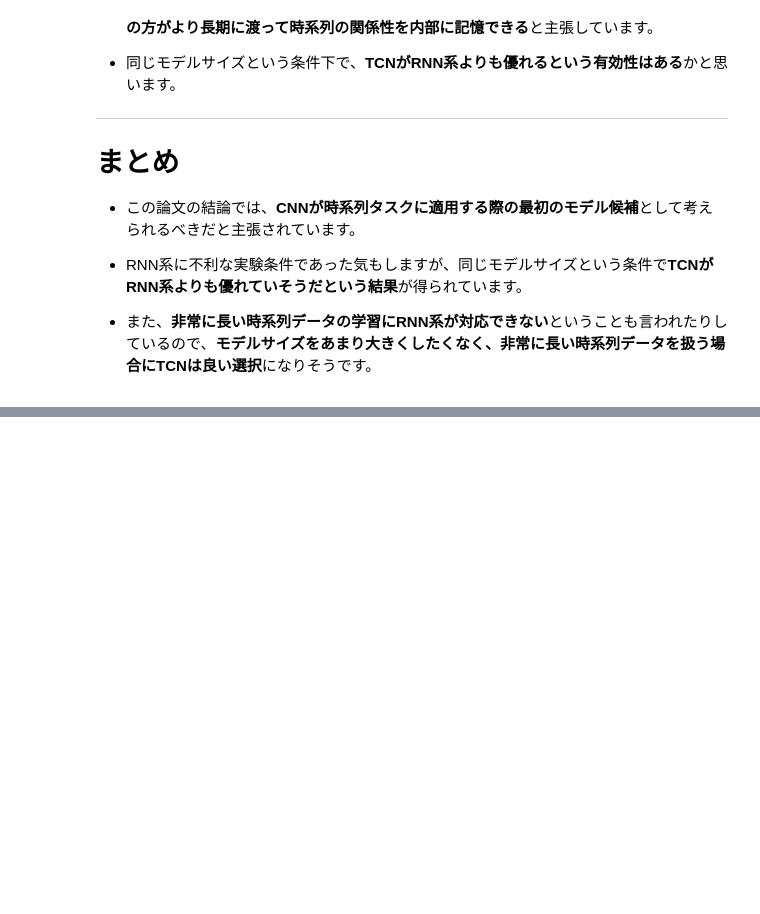
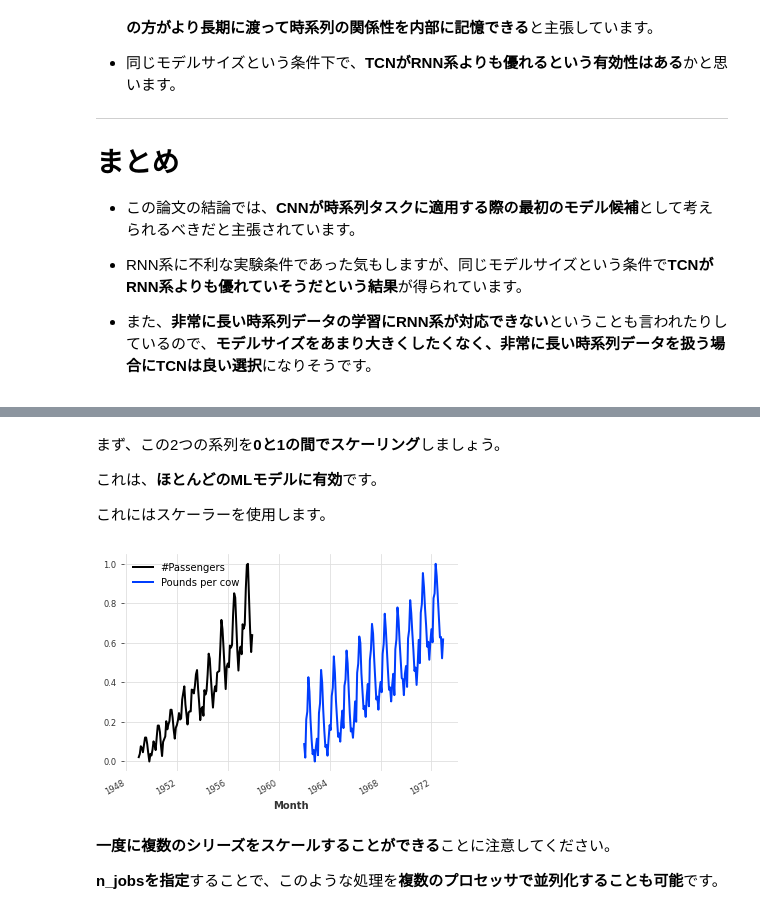
Before and after one commit to webclinic017/-daily-test, a Jupyter notebook: Darts_test.ipynb, the cells around one changed output, grey strips where cells are left out. Drawn from its saved outputs; the diff is of its cells as text; code cells hidden in the pictures; blank space fills up the shorter version.

```diff
--- a/Darts_test.ipynb
+++ b/Darts_test.ipynb
@@ -985,0 +1032,20 @@ https://qiita.com/ooyamatakehisa/items/2a044b41c69f3c8802ef
+# %% [markdown]
+まず、この2つの系列を**0と1の間でスケーリング**しましょう。
+
+これは、**ほとんどのMLモデルに有効**です。
+
+これにはスケーラーを使用します。
+# %%
+from darts.dataprocessing.transformers import Scaler
+
+scaler = Scaler()
+train_air_scaled, train_milk_scaled = scaler.fit_transform([train_air, train_milk])
+
+train_air_scaled.plot()
+train_milk_scaled.plot()
+# %% [output]
+[figure, added]
+# %% [markdown]
+**一度に複数のシリーズをスケールすることができる**ことに注意してください。
+
+**n_jobsを指定**することで、このような処理を**複数のプロセッサで並列化することも可能**です。
```
Also changed, not shown: parts of 29 cells of this notebook.
